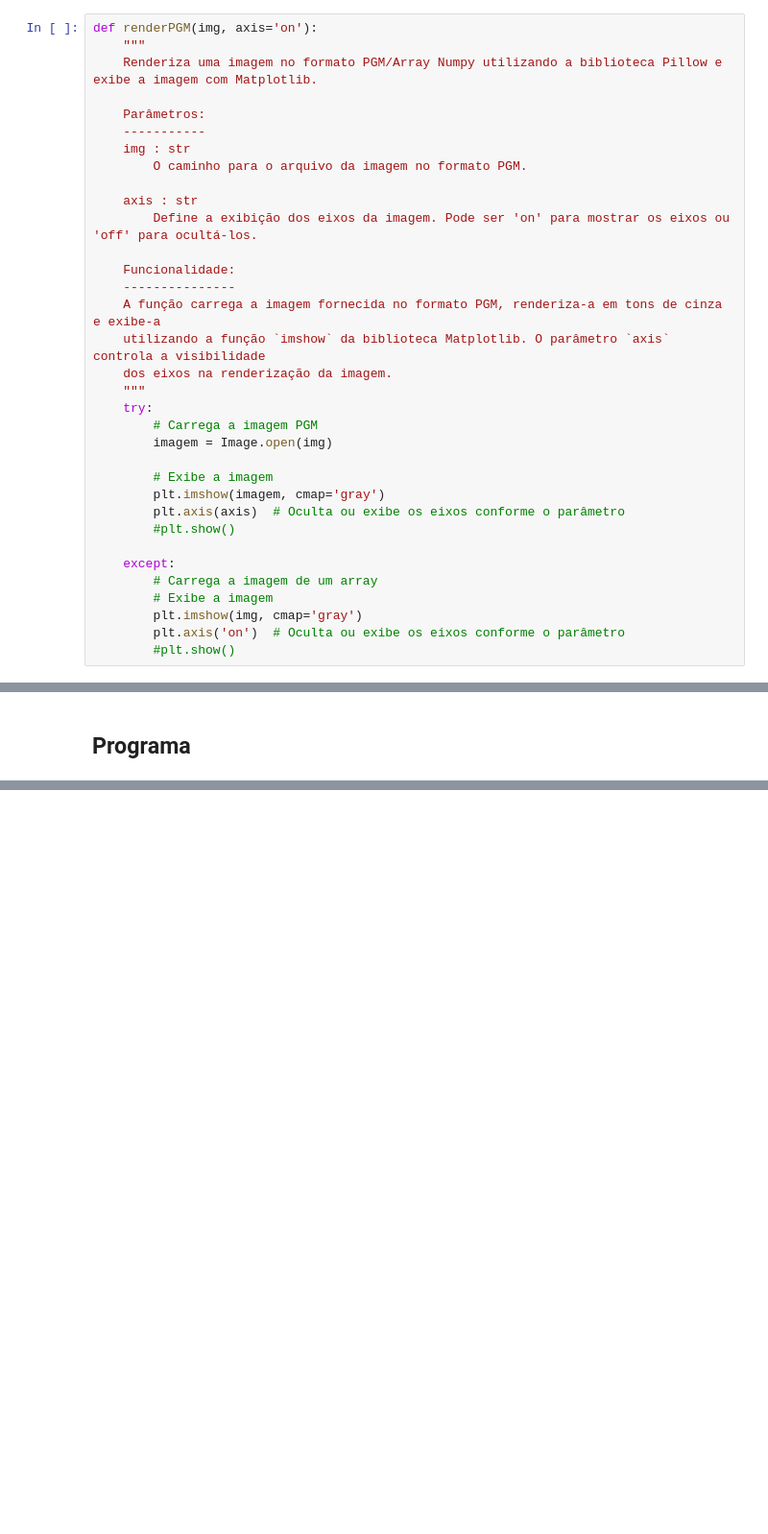
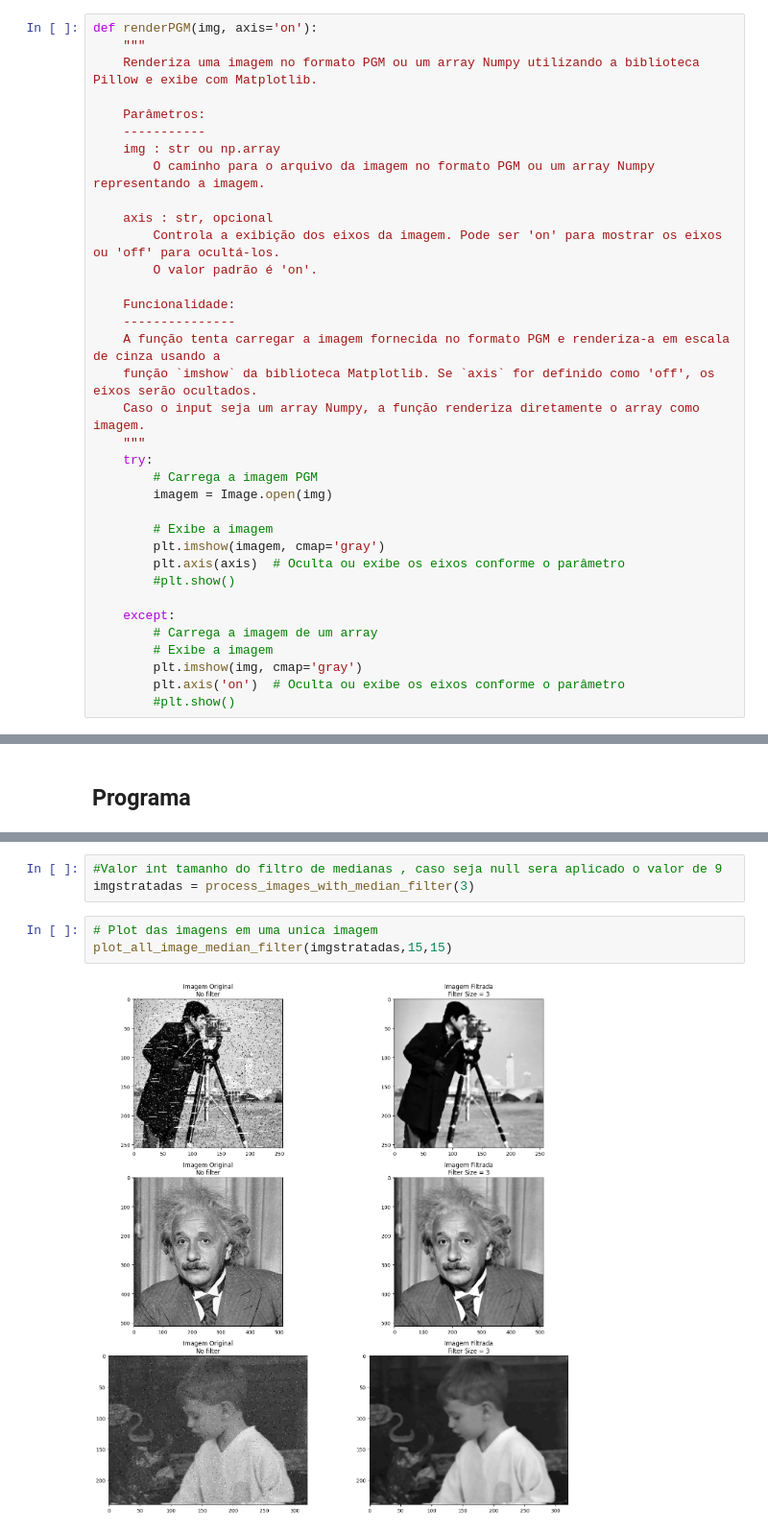
Before and after one commit to KelvenVS/ATV-FM-749422, a Jupyter notebook: medianFilter.ipynb, the cells around one changed output, grey strips where cells are left out. Shown at 96% size. Drawn from its saved outputs; the diff is of its cells as text; blank space fills up the shorter version.

```diff
--- a/medianFilter.ipynb
+++ b/medianFilter.ipynb
@@ -10,21 +10,22 @@ import os
 # %%
 def renderPGM(img, axis='on'):
     """
-    Renderiza uma imagem no formato PGM/Array Numpy utilizando a biblioteca Pillow e exibe a imagem com Matplotlib.
+    Renderiza uma imagem no formato PGM ou um array Numpy utilizando a biblioteca Pillow e exibe com Matplotlib.
 
     Parâmetros:
     -----------
-    img : str
-        O caminho para o arquivo da imagem no formato PGM.
+    img : str ou np.array
+        O caminho para o arquivo da imagem no formato PGM ou um array Numpy representando a imagem.
 
-    axis : str
-        Define a exibição dos eixos da imagem. Pode ser 'on' para mostrar os eixos ou 'off' para ocultá-los.
+    axis : str, opcional
+        Controla a exibição dos eixos da imagem. Pode ser 'on' para mostrar os eixos ou 'off' para ocultá-los.
+        O valor padrão é 'on'.
 
     Funcionalidade:
     ---------------
-    A função carrega a imagem fornecida no formato PGM, renderiza-a em tons de cinza e exibe-a
-    utilizando a função `imshow` da biblioteca Matplotlib. O parâmetro `axis` controla a visibilidade
-    dos eixos na renderização da imagem.
+    A função tenta carregar a imagem fornecida no formato PGM e renderiza-a em escala de cinza usando a
+    função `imshow` da biblioteca Matplotlib. Se `axis` for definido como 'off', os eixos serão ocultados.
+    Caso o input seja um array Numpy, a função renderiza diretamente o array como imagem.
     """
     try:
         # Carrega a imagem PGM
@@ -180,0 +252,8 @@ plot_single_image_median_filter(3)
+# %%
+#Valor int tamanho do filtro de medianas , caso seja null sera aplicado o valor de 9
+imgstratadas = process_images_with_median_filter(3)
+# %%
+# Plot das imagens em uma unica imagem
+plot_all_image_median_filter(imgstratadas,15,15)
+# %% [output]
+[figure, added]
```
Also changed, not shown: parts of 8 cells of this notebook.
